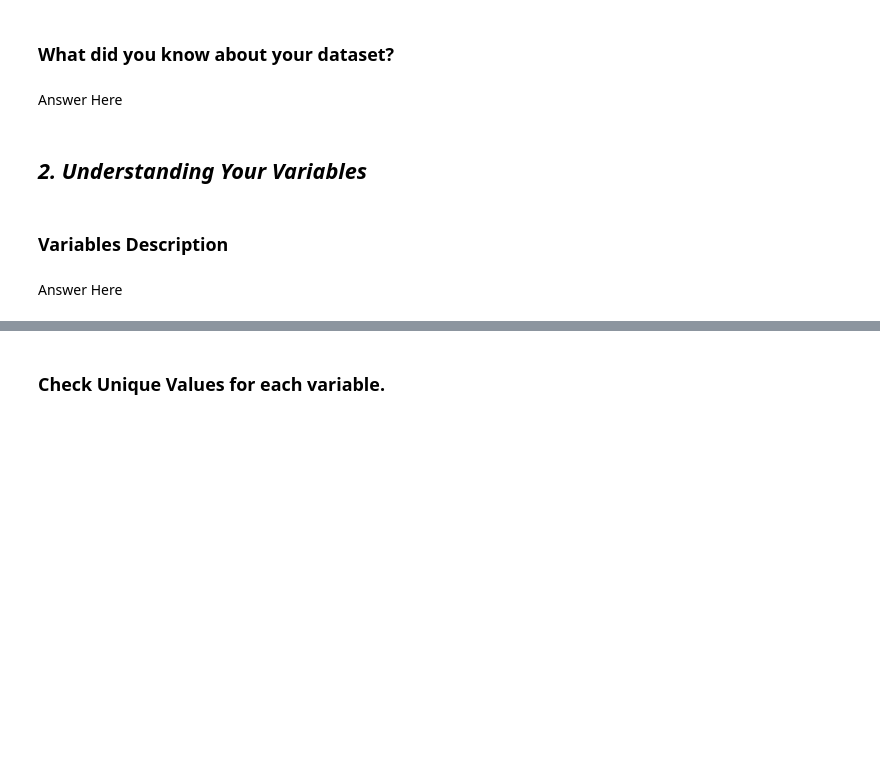
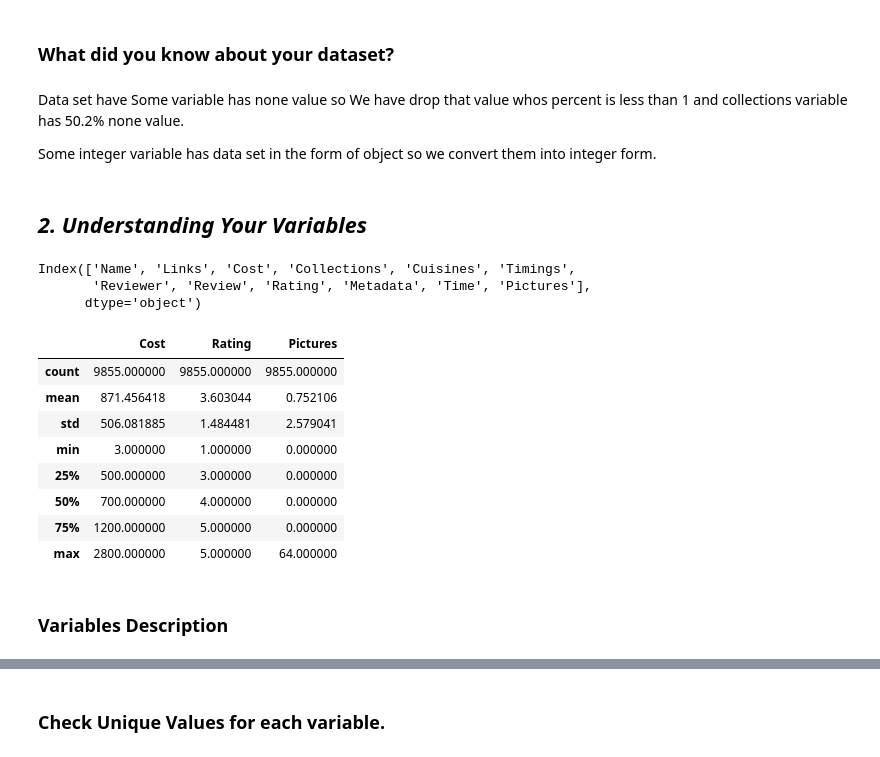
Before and after one commit to chetansgode/Zomato-Restaurant-Clustering-and-Sentiment-Analysis, a Jupyter notebook: Zomato_Restaurant_Clustering_and_Sentiment_Analysis_ML_Submission_Template.ipynb, the cells around one changed output, grey strips where cells are left out. Cells and saved outputs as stored; diff of their text form; code cells hidden in the pictures; blank space fills up the shorter version.

```diff
--- a/Zomato_Restaurant_Clustering_and_Sentiment_Analysis_ML_Submission_Template.ipynb
+++ b/Zomato_Restaurant_Clustering_and_Sentiment_Analysis_ML_Submission_Template.ipynb
@@ -113,0 +250,10 @@ M - Multivariate Analysis
+# %%
+# convert 'Cost' data type from object to Integer form
+df['Cost']=df['Cost'].str.replace(',', '').astype('int64')
+#convert Rating into integer form by replacing string value by float
+df[df['Rating']=='Like']=3
+df['Rating']=df['Rating'].astype('float')
+# Convert 'Pictures' object to interger form
+df['Pictures']=df['Pictures'].astype('int')
+#drop columns Restaurant
+df.drop('Restaurant',axis=1,inplace=True)
@@ -114,14 +283,30 @@ M - Multivariate Analysis
 # %% [markdown]
 ### What did you know about your dataset?
-# %% [markdown]
-Answer Here
+# %% [markdown]
+Data set have Some variable has none value so We have drop that value whos percent is less than 1 and collections variable has 50.2% none value.
+
+Some integer variable has data set in the form of object so we convert them into integer form.
 # %% [markdown]
 ## ***2. Understanding Your Variables***
 # %%
 # Dataset Columns
+print(df.columns)
+# %% [output]
+Index(['Name', 'Links', 'Cost', 'Collections', 'Cuisines', 'Timings',
+       'Reviewer', 'Review', 'Rating', 'Metadata', 'Time', 'Pictures'],
+      dtype='object')
 # %%
 # Dataset Describe
+df.describe()
+# %% [output]
+|  | Cost | Rating | Pictures |
+| count | 9855.000000 | 9855.000000 | 9855.000000 |
+| mean | 871.456418 | 3.603044 | 0.752106 |
+| std | 506.081885 | 1.484481 | 2.579041 |
+| min | 3.000000 | 1.000000 | 0.000000 |
+| 25% | 500.000000 | 3.000000 | 0.000000 |
+| 50% | 700.000000 | 4.000000 | 0.000000 |
+| 75% | 1200.000000 | 5.000000 | 0.000000 |
+| max | 2800.000000 | 5.000000 | 64.000000 |
 # %% [markdown]
 ### Variables Description
-# %% [markdown]
-Answer Here
```
Also changed, not shown: parts of 20 cells of this notebook.
